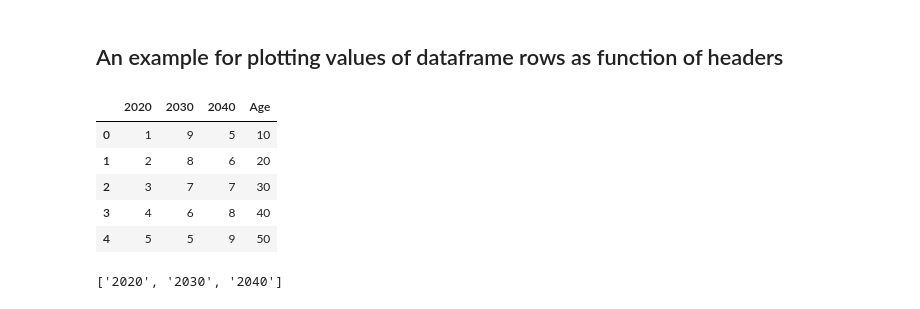
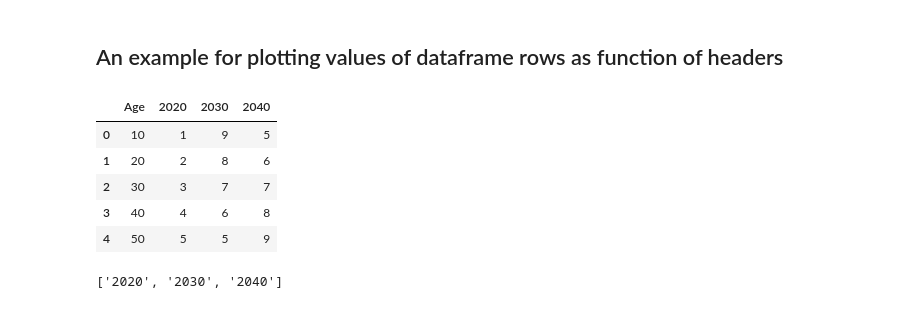
Before and after one commit to katilp/example-notebooks, a Jupyter notebook: PlotDataframeRows.ipynb, the cells around one changed output. Saved outputs shown, nothing was run; the diff lists cells and outputs as text; code cells hidden in the pictures.

```diff
--- a/PlotDataframeRows.ipynb
+++ b/PlotDataframeRows.ipynb
@@ -7,19 +7,20 @@ import matplotlib.pyplot as plt
 # %%
 d = {
     "Age":  [10,20,30,40,50],
     "2020": [1, 2, 3, 4, 5],
     "2030": [9, 8, 7, 6, 5],
     "2040": [5, 6, 7, 8, 9]
 }
 
 df = pd.DataFrame(d)
+df = df[['Age', '2020', '2030', '2040']] #this is just to make sure that my dataframe is in this order
 df.head()
 # %% [output]
-|  | 2020 | 2030 | 2040 | Age |
-| 0 | 1 | 9 | 5 | 10 |
-| 1 | 2 | 8 | 6 | 20 |
-| 2 | 3 | 7 | 7 | 30 |
-| 3 | 4 | 6 | 8 | 40 |
-| 4 | 5 | 5 | 9 | 50 |
+|  | Age | 2020 | 2030 | 2040 |
+| 0 | 10 | 1 | 9 | 5 |
+| 1 | 20 | 2 | 8 | 6 |
+| 2 | 30 | 3 | 7 | 7 |
+| 3 | 40 | 4 | 6 | 8 |
+| 4 | 50 | 5 | 5 | 9 |
 # %%
 #get the labels from the headers
```
Also changed, not shown: parts of 2 cells of this notebook.
